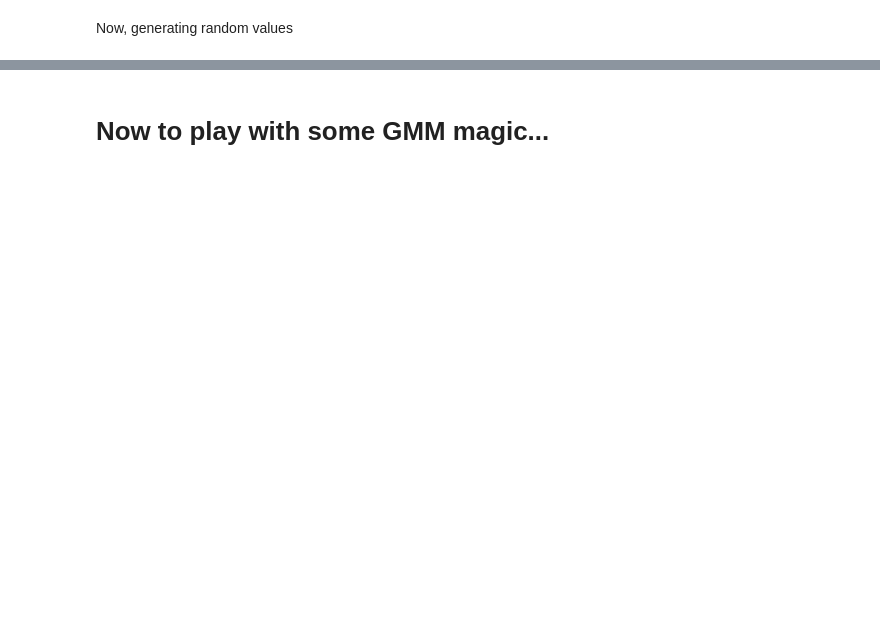
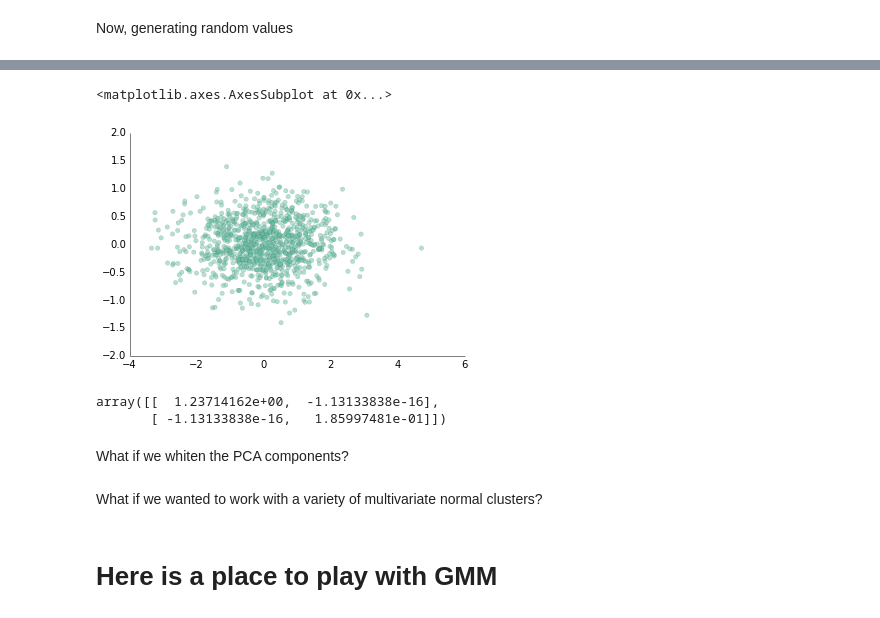
Before and after one commit to Berkeley-MIDS-ML/sklearn-clustering, a Jupyter notebook: Multivariate_Normal.ipynb, the cells around one changed output, grey strips where cells are left out. Cells and saved outputs as stored; diff of their text form; code cells hidden in the pictures; blank space fills up the shorter version.

```diff
--- a/Multivariate_Normal.ipynb
+++ b/Multivariate_Normal.ipynb
@@ -128,2 +143,19 @@ Now, generating random values
+# %%
+basic_pca = PCA()
+transformed = basic_pca.fit_transform(examples)
+# %%
+ppl.scatter(transformed[:,0], transformed[:,1])
+# %% [output]
+<matplotlib.axes.AxesSubplot at 0x...>
+[figure, added]
+# %%
+np.cov(transformed, rowvar=False)
+# %% [output]
+array([[  1.23714162e+00,  -1.13133838e-16],
+       [ -1.13133838e-16,   1.85997481e-01]])
+# %% [markdown]
+What if we whiten the PCA components?
+# %% [markdown]
+What if we wanted to work with a variety of multivariate normal clusters?
 # %% [markdown]
-# Now to play with some GMM magic...
+# Here is a place to play with GMM
```
Also changed, not shown: parts of 19 cells of this notebook.
